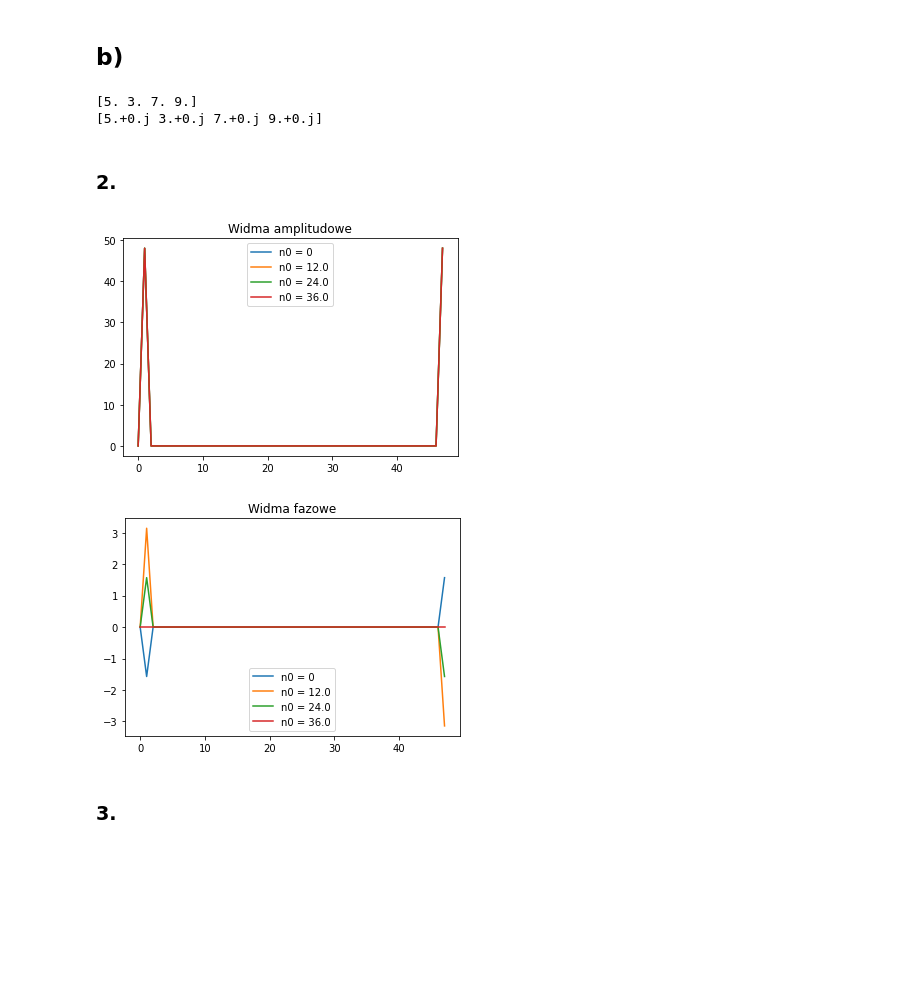
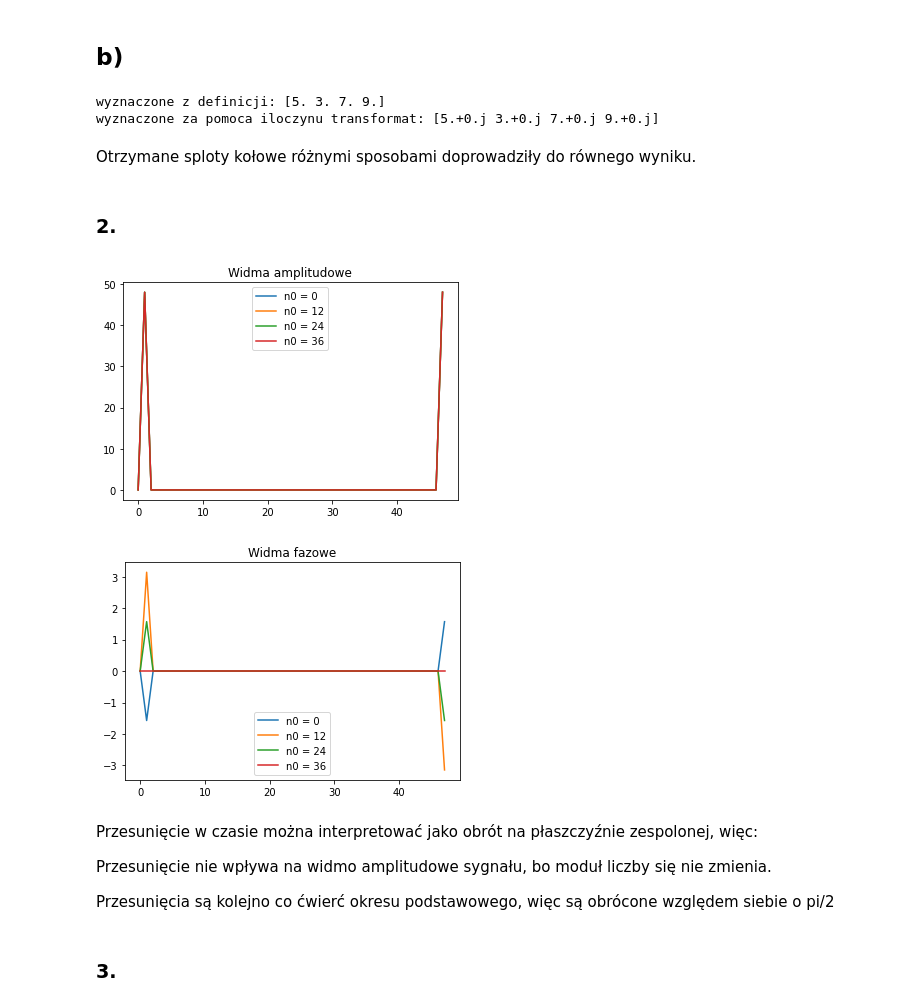
Before and after one commit to piotrszmurlo/WMM22L, a Jupyter notebook: Lab1/lab1.ipynb, the cells around one changed output. Saved outputs shown, nothing was run; the diff lists cells and outputs as text; code cells hidden in the pictures; blank space fills up the shorter version.

```diff
--- a/Lab1/lab1.ipynb
+++ b/Lab1/lab1.ipynb
@@ -60,40 +60,48 @@ splot = np.zeros(s1.shape)
 for n in range(s1.size):
     for m in range(s2.size):
         splot[n] += s1[m] * s2[n - m]
-print(splot)
+print(f"wyznaczone z definicji: {splot}")
 
-print(np.fft.ifft(s1_fft * s2_fft))
+print(f"wyznaczone za pomoca iloczynu transformat: {np.fft.ifft(s1_fft * s2_fft)}")
 # %% [output]
-[5. 3. 7. 9.]
-[5.+0.j 3.+0.j 7.+0.j 9.+0.j]
+wyznaczone z definicji: [5. 3. 7. 9.]
+wyznaczone za pomoca iloczynu transformat: [5.+0.j 3.+0.j 7.+0.j 9.+0.j]
+# %% [markdown]
+Otrzymane sploty kołowe różnymi sposobami doprowadziły do równego wyniku.
 # %% [markdown]
 ### 2.
 # %%
 A = 2
 N = 48
-ns = [0, N/4, N/2, 0.75*N]
+ns = [0, N//4, N//2, 3*N//4]
 
 s = lambda n : A * np.sin(2*np.pi*n/N)
 
 x = np.arange(0, 48)
 ys = [s(x - n0) for n0 in ns]
 ys_fft = np.fft.fft(ys)
 
 ys_fft[np.abs(ys_fft) < 1e-6] = 0
 for i in range(ys_fft.shape[0]):
     plt.plot(x, np.abs(ys_fft[i]), label=f"n0 = {ns[i]}")
 plt.title("Widma amplitudowe")
 plt.legend()
 plt.show()
 
 for i in range(ys_fft.shape[0]):
     plt.plot(x, np.angle(ys_fft[i]), label=f"n0 = {ns[i]}")
     plt.title("Widma fazowe")
 plt.legend()
 plt.show()
 # %% [output]
-[figure, old version]
+[figure, new version]
-[figure, old version]
+[figure, new version]
+# %% [markdown]
+Przesunięcie w czasie można interpretować jako obrót na płaszczyźnie zespolonej, więc:
+
+Przesunięcie nie wpływa na widmo amplitudowe sygnału, bo moduł liczby się nie zmienia.
+
+Przesunięcia są kolejno co ćwierć okresu podstawowego, więc są obrócone względem siebie o pi/2
 # %% [markdown]
 ### 3.
 # %%
```
